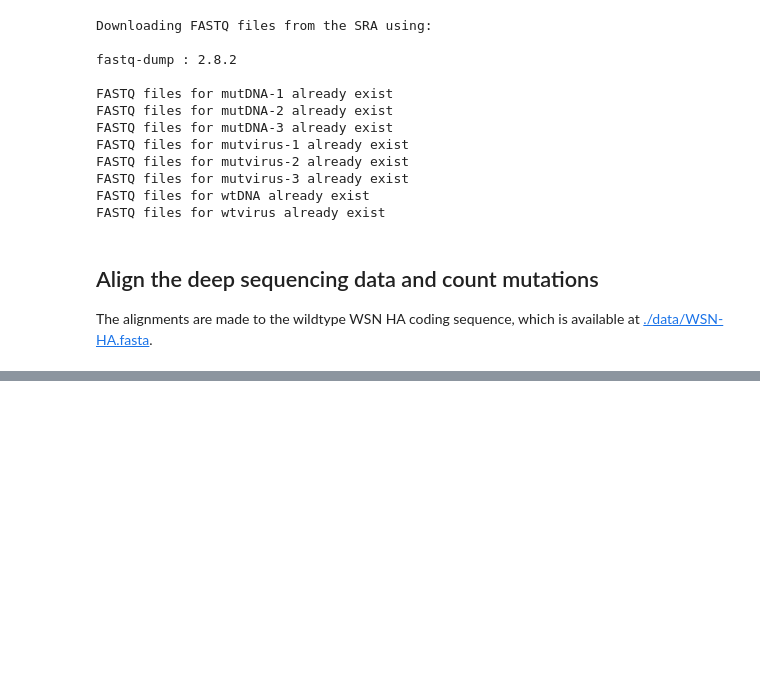
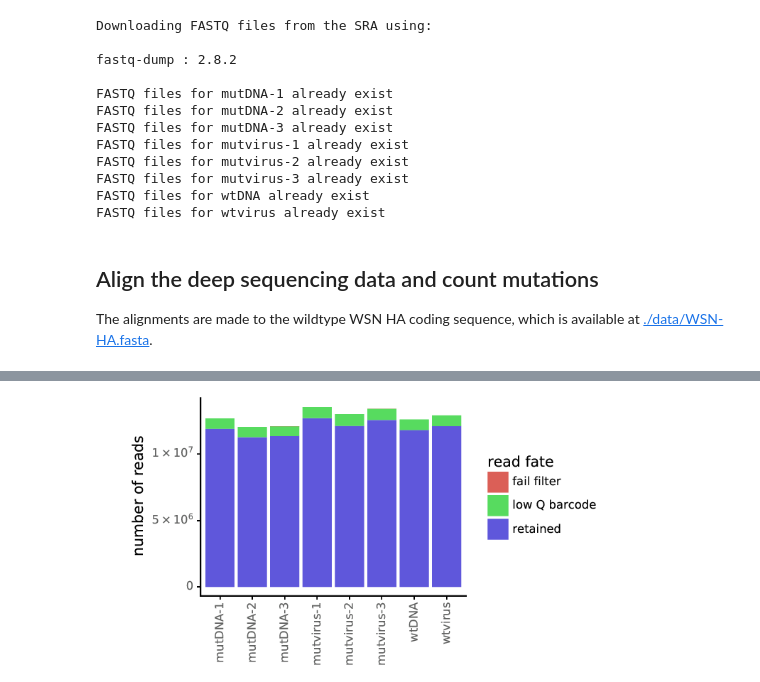
Before and after one commit to jbloomlab/dms_tools2, a Jupyter notebook: examples/Doud2016/analysis_notebook.ipynb, the cells around one changed output, grey strips where cells are left out. Saved outputs shown, nothing was run; the diff lists cells and outputs as text; code cells hidden in the pictures; blank space fills up the shorter version.

```diff
--- a/examples/Doud2016/analysis_notebook.ipynb
+++ b/examples/Doud2016/analysis_notebook.ipynb
@@ -178,0 +197,6 @@ Now running dms2_batch_bcsubamp...
+# %%
+countsplotprefix = os.path.join(countsdir, 'summary')
+
+showPDF(countsplotprefix + '_readstats.pdf', width=500)
+# %% [output]
+[figure, added]
```
Also changed, not shown: parts of 16 cells of this notebook.
